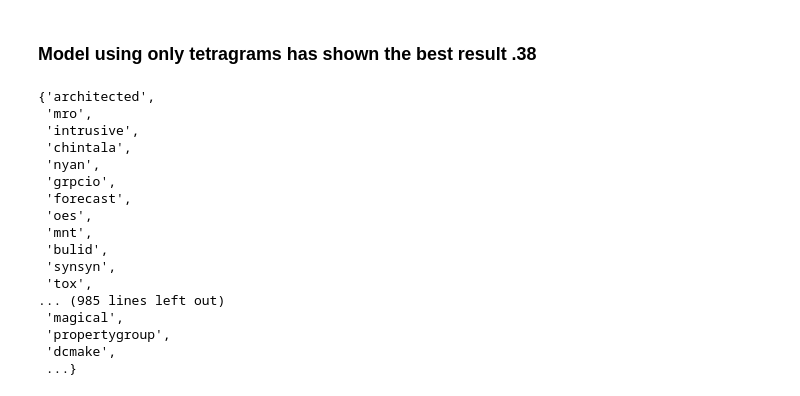
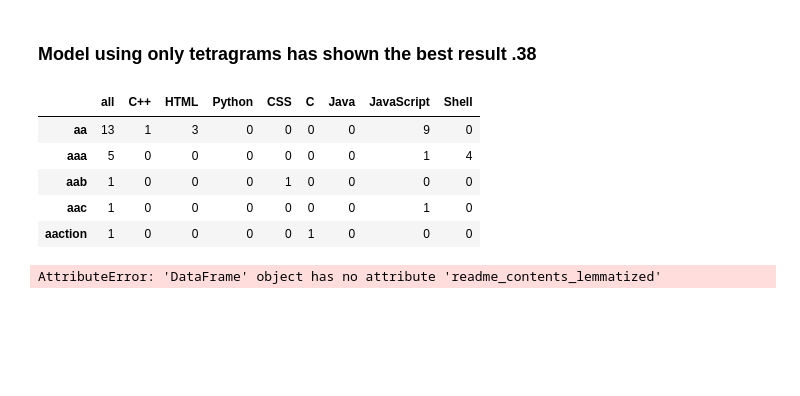
Before and after one commit to JSBayes/NLP-Project, a Jupyter notebook: NLP_Final.ipynb, the cells around one changed output. Saved outputs shown, nothing was run; the diff lists cells and outputs as text; code cells hidden in the pictures; blank space fills up the shorter version.

```diff
--- a/NLP_Final.ipynb
+++ b/NLP_Final.ipynb
@@ -390,4 +394,13 @@ word_counts = (pd.concat([all_freq,CPP_freq,HTML_freq,Python_freq,CSS_freq,C_fre
                 .set_axis(['all', 'C++', 'HTML', 'Python', 'CSS', 'C', 'Java', 'JavaScript', 'Shell'], axis=1, inplace=False)
                 .fillna(0)
                 .apply(lambda s: s.astype(int)))
+# %%
+word_counts.head()
+# %% [output]
+|  | all | C++ | HTML | Python | CSS | C | Java | JavaScript | Shell |
+| aa | 13 | 1 | 3 | 0 | 0 | 0 | 0 | 9 | 0 |
+| aaa | 5 | 0 | 0 | 0 | 0 | 0 | 0 | 1 | 4 |
+| aab | 1 | 0 | 0 | 0 | 1 | 0 | 0 | 0 | 0 |
+| aac | 1 | 0 | 0 | 0 | 0 | 0 | 0 | 1 | 0 |
+| aaction | 1 | 0 | 0 | 0 | 0 | 1 | 0 | 0 | 0 |
 # %%
@@ -407,20 +418,0 @@ go_words = set(Shell_unique.index).union(set(CPP_unique.index))
-# %%
-go_words
-# %% [output]
-{'architected',
- 'mro',
- 'intrusive',
- 'chintala',
- 'nyan',
- 'grpcio',
- 'forecast',
- 'oes',
- 'mnt',
- 'bulid',
- 'synsyn',
- 'tox',
-... (985 lines left out)
- 'magical',
- 'propertygroup',
- 'dcmake',
- ...}
@@ -426,0 +428,6 @@ go_words
+# %%
+# in train data apply one_language_words to readme_contents_lemmitized in a new column and drop the old column
+train['readme_unique'] = train.readme_contents_lemmatized.apply(one_language_words)
+train.drop(columns = 'readme_contents_lemmatized',inplace=True)
+# %% [output]
+AttributeError: 'DataFrame' object has no attribute 'readme_contents_lemmatized'
```
Also changed, not shown: parts of 15 cells of this notebook.
